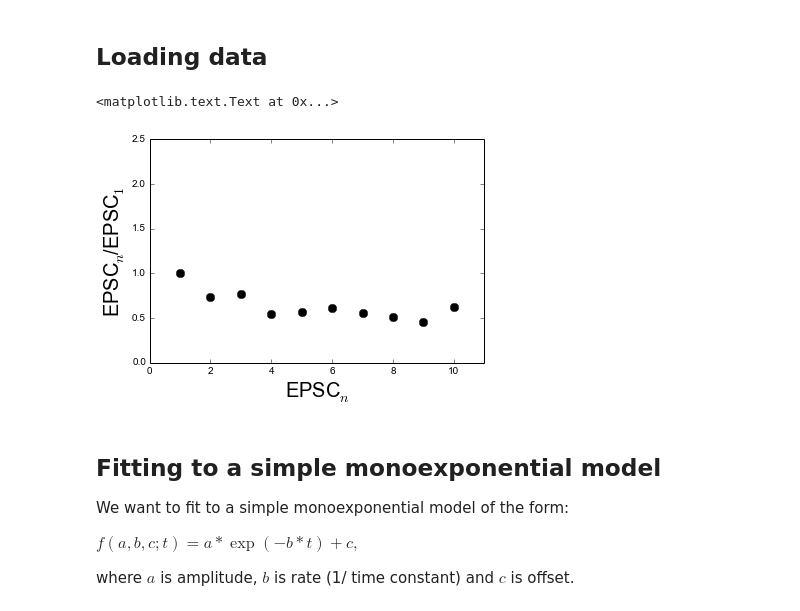
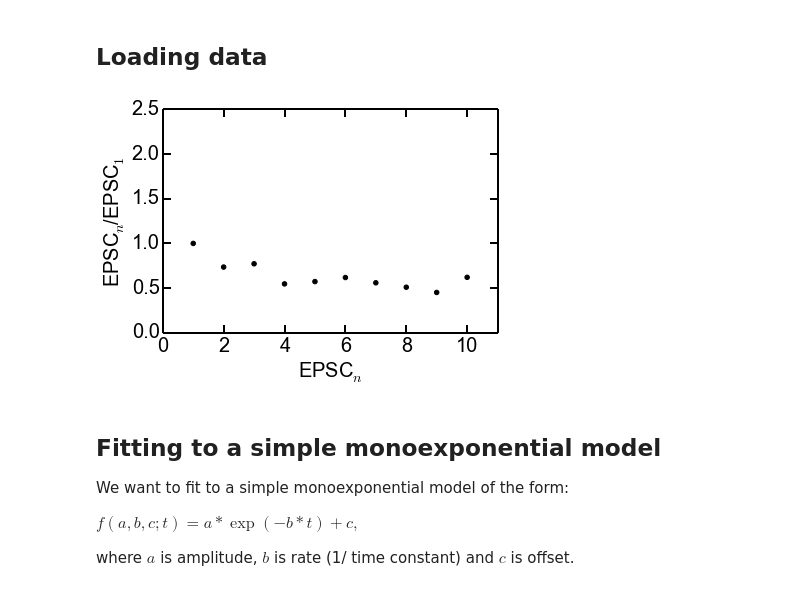
Before and after one commit to OrielBanne/myIPythonNotebooks, a Jupyter notebook: Optimization/Fitting to monoexponential functons.ipynb, the cells around one changed output. Cells and saved outputs as stored; diff of their text form; code cells hidden in the pictures.

```diff
--- a/Optimization/Fitting to monoexponential functons.ipynb
+++ b/Optimization/Fitting to monoexponential functons.ipynb
@@ -10,15 +11,14 @@ Populating the interactive namespace from numpy and matplotlib
 # %%
 # plot data
 data = np.loadtxt('mean-MP20Hz.txt', comments='//')
 xval, yval = range(1,11), data[:,0]
 
-plt.plot(xval,yval, 'ko', markersize=8)
+plt.scatter(xval, yval, color='k');
 plt.xlim(0,11), plt.ylim(0,2.5);
-plt.ylabel('EPSC$_{n}$/EPSC$_{1}$', fontsize=20);
-plt.xlabel('EPSC$_{n}$', fontsize=20);
+plt.ylabel('EPSC$_{n}$/EPSC$_{1}$');
+plt.xlabel('EPSC$_{n}$');
 # %% [output]
-<matplotlib.text.Text at 0x...>
-[figure, old version]
+[figure, new version]
 # %% [markdown]
 <H2> Fitting to a simple monoexponential model</H2>
 
```
Also changed, not shown: parts of 6 cells of this notebook, 1 other file.
